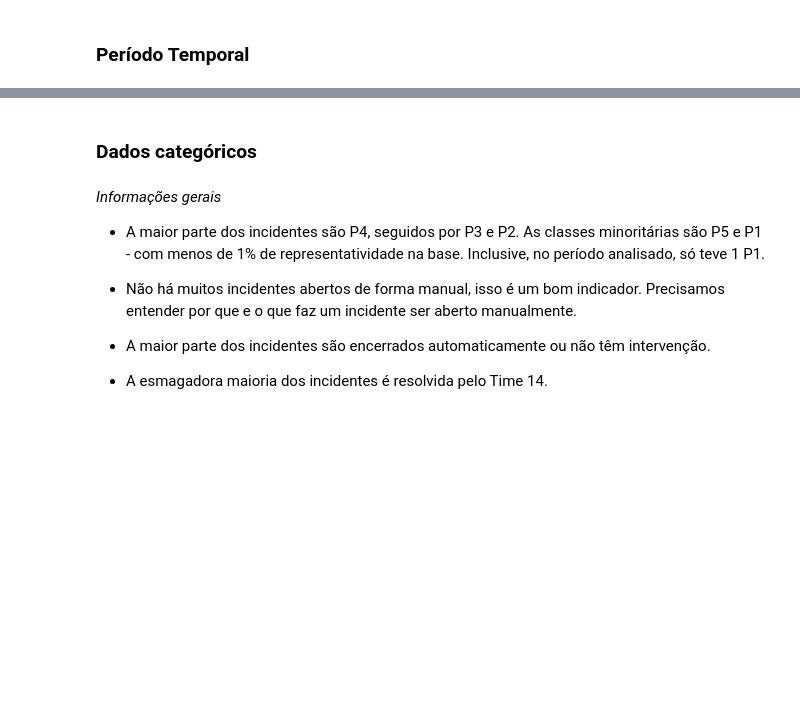
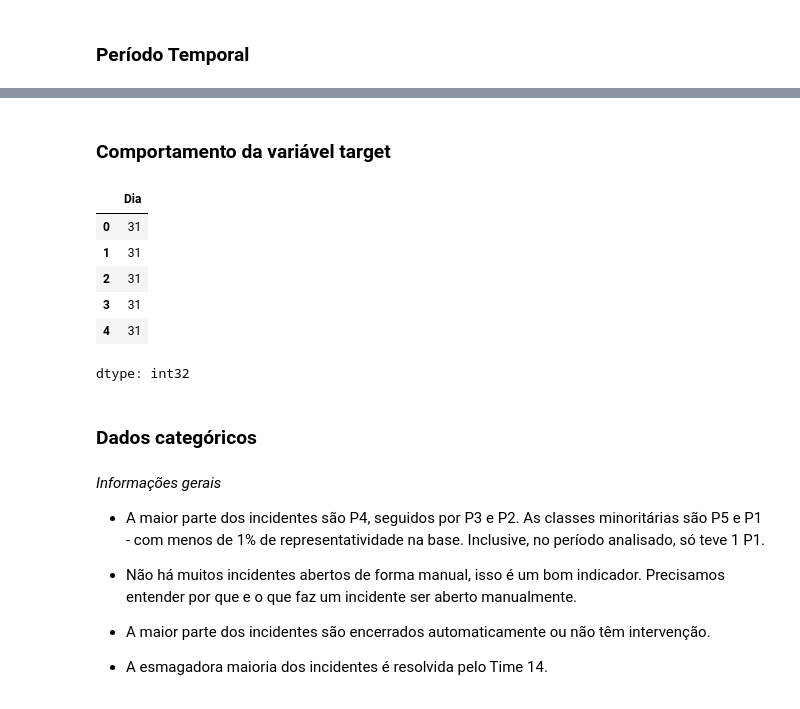
Before and after one commit to jffdevbr/challenge_locaweb, a Jupyter notebook: notebooks/data_exploration_pandas_version.ipynb, the cells around one changed output, grey strips where cells are left out. Drawn from its saved outputs; the diff is of its cells as text; code cells hidden in the pictures; blank space fills up the shorter version.

```diff
--- a/notebooks/data_exploration_pandas_version.ipynb
+++ b/notebooks/data_exploration_pandas_version.ipynb
@@ -55,4 +55,0 @@ df.info()
-# %%
-# Converter colunas temporais para datetime
-for col in ["Aberto", "Resolvido", "Encerrado"]:
-    df[col] = pd.to_datetime(df[col], errors="coerce")
@@ -123,3 +153,16 @@ print(f"Intervalo Total: {intervalo_total} dias")
+# %% [markdown]
+### Comportamento da variável target
+# %%
+df["Dia"] = df["Aberto"].dt.day
+df["Dia"].head()
+# %% [output]
+|  | Dia |
+| 0 | 31 |
+| 1 | 31 |
+| 2 | 31 |
+| 3 | 31 |
+| 4 | 31 |
+dtype: int32
 # %% [markdown]
 ### Dados categóricos
 # %%
```
Also changed, not shown: parts of 14 cells of this notebook.
